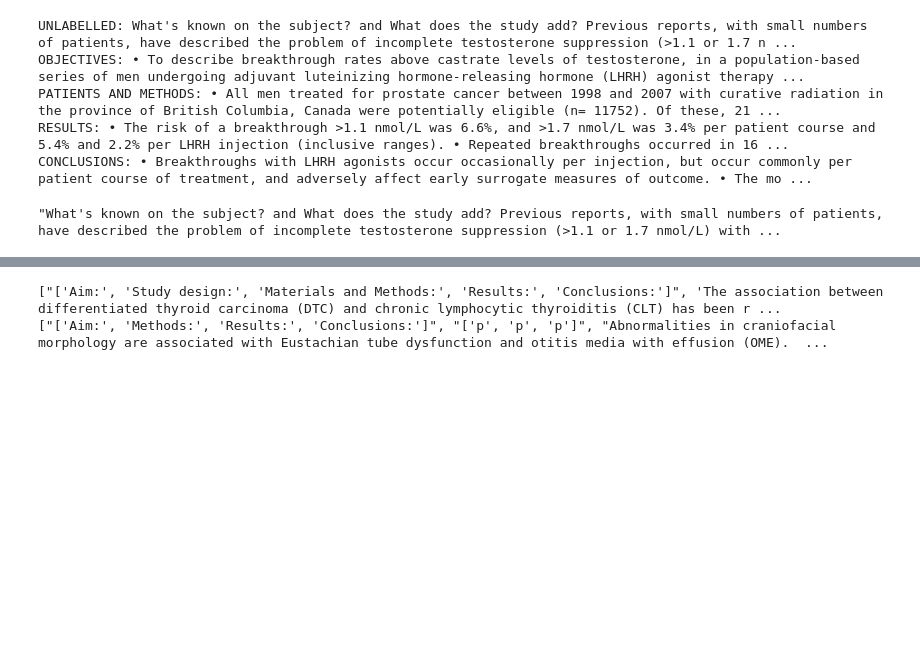
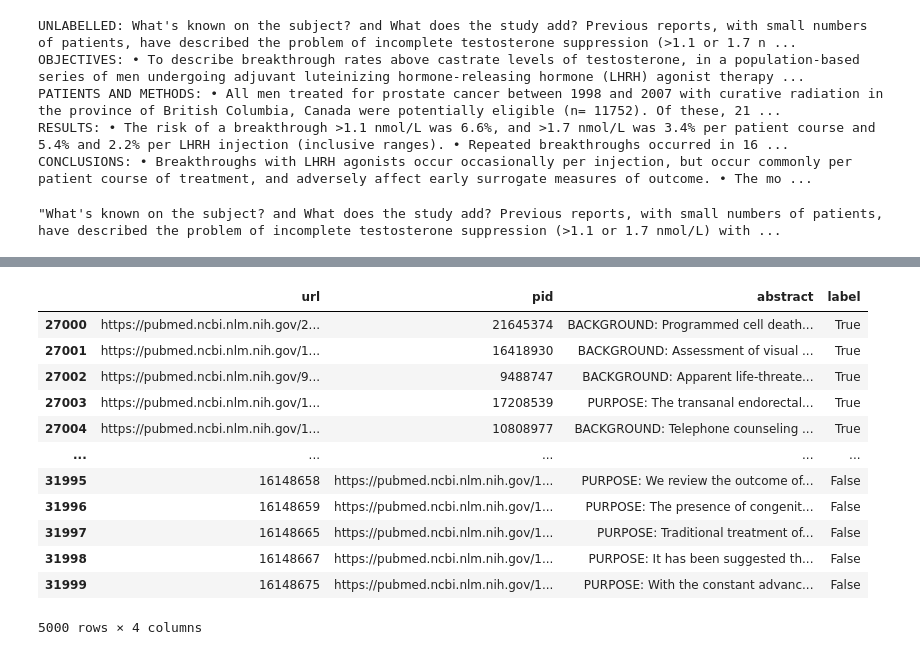
Before and after one commit to Athe-kunal/Mod-HyDE, a Jupyter notebook: mod_hyde/data/PubMedQA.ipynb, the cells around one changed output, grey strips where cells are left out. Drawn from its saved outputs; the diff is of its cells as text; code cells hidden in the pictures; blank space fills up the shorter version.

```diff
--- a/mod_hyde/data/PubMedQA.ipynb
+++ b/mod_hyde/data/PubMedQA.ipynb
@@ -19,14 +35,28 @@ final_df['abstract'].values[100].split("\n")[0].split(": ")[1]
+# %%
+final_df[27000:32000]
+# %% [output]
+|  | url | pid | abstract | label |
+| 27000 | https://pubmed.ncbi.nlm.nih.gov/2... | 21645374 | BACKGROUND: Programmed cell death... | True |
+| 27001 | https://pubmed.ncbi.nlm.nih.gov/1... | 16418930 | BACKGROUND: Assessment of visual ... | True |
+| 27002 | https://pubmed.ncbi.nlm.nih.gov/9... | 9488747 | BACKGROUND: Apparent life-threate... | True |
+| 27003 | https://pubmed.ncbi.nlm.nih.gov/1... | 17208539 | PURPOSE: The transanal endorectal... | True |
+| 27004 | https://pubmed.ncbi.nlm.nih.gov/1... | 10808977 | BACKGROUND: Telephone counseling ... | True |
+| ... | ... | ... | ... | ... |
+| 31995 | 16148658 | https://pubmed.ncbi.nlm.nih.gov/1... | PURPOSE: We review the outcome of... | False |
+| 31996 | 16148659 | https://pubmed.ncbi.nlm.nih.gov/1... | PURPOSE: The presence of congenit... | False |
+| 31997 | 16148665 | https://pubmed.ncbi.nlm.nih.gov/1... | PURPOSE: Traditional treatment of... | False |
+| 31998 | 16148667 | https://pubmed.ncbi.nlm.nih.gov/1... | PURPOSE: It has been suggested th... | False |
+| 31999 | 16148675 | https://pubmed.ncbi.nlm.nih.gov/1... | PURPOSE: With the constant advanc... | False |
+5000 rows × 4 columns
 # %%
 pubmed_texts = []
 faulty = []
-for i in final_df.iterrows():
+for idx,i in enumerate(final_df[27000:32000].iterrows()):
     abstract_list = i[1]['abstract'].split("\n")
     try:
         abstract_list = [al.split(": ")[1] for al in abstract_list if len(al.split(": "))>0]
         pubmed_texts.append(" ".join(abstract_list))
     except:
+        print(idx)
         faulty.append(i[1])
         print(abstract_list)
-# %% [output]
-["['Aim:', 'Study design:', 'Materials and Methods:', 'Results:', 'Conclusions:']", 'The association between differentiated thyroid carcinoma (DTC) and chronic lymphocytic thyroiditis (CLT) has been r ...
-["['Aim:', 'Methods:', 'Results:', 'Conclusions:']", "['p', 'p', 'p']", "Abnormalities in craniofacial morphology are associated with Eustachian tube dysfunction and otitis media with effusion (OME).  ...
```
Also changed, not shown: parts of 8 cells of this notebook, 4 other files.
